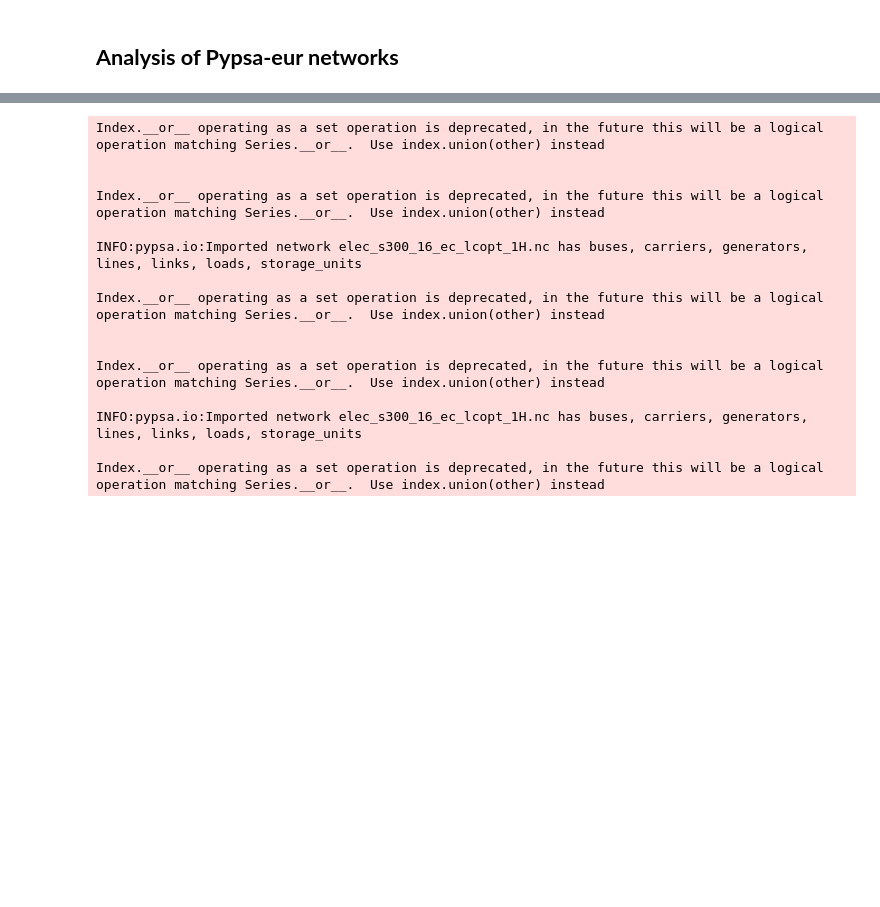
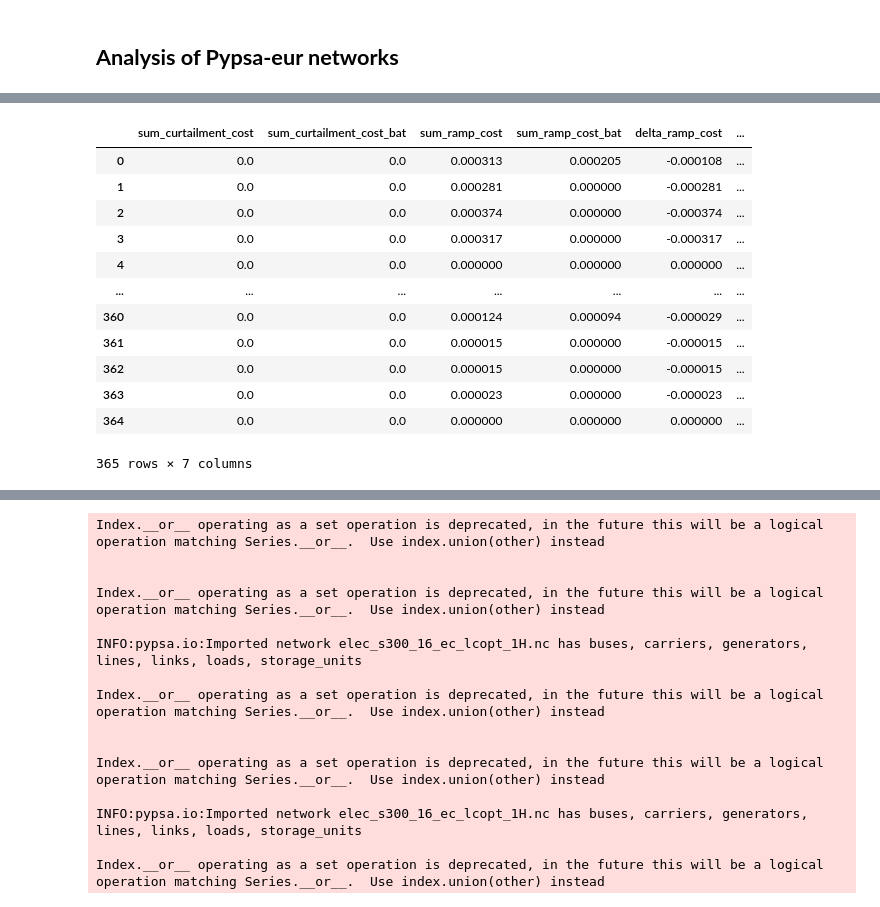
Before and after one commit to WillemDafoe42/pypsa-eur, a Jupyter notebook: Jupyter Notebook/Pypsa-eur analysis.ipynb, the cells around one changed output, grey strips where cells are left out. Cells and saved outputs as stored; diff of their text form; code cells hidden in the pictures; blank space fills up the shorter version.

```diff
--- a/Jupyter Notebook/Pypsa-eur analysis.ipynb
+++ b/Jupyter Notebook/Pypsa-eur analysis.ipynb
@@ -940,0 +936,68 @@ plt.show()
+# %%
+# Manual objective analysis -> redispatch cost reduction
+# ---------------------
+print(network_d.objective)
+print(network_rd.objective)
+print(network_rd_bat.objective)
+
+# Calculate the hourly realized redispatch cost for every generator
+cols_rd = [column for column in list(network_rd.generators_t.p) if "pos" in column or "neg" in column]
+df_rd_p = network_rd.generators_t.p[cols_rd]
+df_rd_p_bat = network_rd_bat.generators_t.p[cols_rd]
+
+# positive redispatch cost
+d_marg_cost = pd.Series(network_rd.generators.marginal_cost.values,index=network_rd.generators.index).to_dict()
+df_ramp = df_rd_p[[column for column in list(df_rd_p) if "pos" in column]]
+df_ramp_bat = df_rd_p_bat[[column for column in list(df_rd_p_bat) if "pos" in column]]
+for col in list(df_ramp):
+    df_ramp[col] = df_ramp[col] * d_marg_cost[col]
+    df_ramp_bat[col] = df_ramp_bat [col] * d_marg_cost[col]
+df_ramp_cost = df_ramp.copy()
+df_ramp_cost_bat = df_ramp_bat.copy()
+df_ramp_cost["sum_ramp_cost"] = df_ramp_cost.sum(axis = 1)
+df_ramp_cost_bat["sum_ramp_cost_bat"] = df_ramp_cost_bat.sum(axis = 1)
+# add sums
+# df_ramp_cost = df_ramp_cost.append(df_ramp_cost.sum(axis = 0), ignore_index=True)
+# df_ramp_cost_bat = df_ramp_cost_bat.append(df_ramp_cost_bat.sum(axis = 0), ignore_index=True)
+
+# negative redispatch cost
+df_marginal_cost = network_rd.generators_t.marginal_cost.round(2)
+df_marginal_cost_bat = network_rd_bat.generators_t.marginal_cost.round(2)
+df_curtail = df_rd_p[[column for column in list(df_rd_p) if "neg" in column]]
+df_curtail_bat = df_rd_p_bat[[column for column in list(df_rd_p_bat) if "neg" in column]]
+df_curtail_cost = df_curtail * df_marginal_cost
+df_curtail_cost_bat = df_curtail_bat * df_marginal_cost_bat
+# add sums
+df_curtail_cost["sum_curtailment_cost"] = df_curtail_cost.sum(axis = 1)
+df_curtail_cost_bat["sum_curtailment_cost_bat"] = df_curtail_cost_bat.sum(axis = 1)
+# df_curtail_cost = df_curtail_cost.append(df_curtail_cost.sum(axis = 0), ignore_index=True)
+# df_curtail_cost_bat = df_curtail_cost_bat.append(df_curtail_cost_bat.sum(axis = 0), ignore_index=True)
+
+
+# df for comparison bat vs. no bat
+df_obj = pd.concat([df_curtail_cost["sum_curtailment_cost"],
+                              df_curtail_cost_bat["sum_curtailment_cost_bat"],
+                              df_ramp_cost["sum_ramp_cost"],
+                              df_ramp_cost_bat["sum_ramp_cost_bat"]], axis = 1)
+df_obj["delta_ramp_cost"] = df_obj["sum_ramp_cost_bat"] - df_obj["sum_ramp_cost"]
+df_obj["delta_curtailment_cost"] = df_obj["sum_curtailment_cost_bat"].round(2) - \
+                                             df_obj["sum_curtailment_cost"].round(2)
+df_obj["delta_rd_cost"] = df_obj["delta_curtailment_cost"] + df_obj["delta_ramp_cost"]
+
+# create dataframe for daily redispatch
+df_obj_day = df_obj.groupby(np.arange(len(df_obj))//24).sum()
+display(df_obj_day)
+# %% [output]
+|  | sum_curtailment_cost | sum_curtailment_cost_bat | sum_ramp_cost | sum_ramp_cost_bat | delta_ramp_cost | ... |
+| 0 | 0.0 | 0.0 | 0.000313 | 0.000205 | -0.000108 | ... |
+| 1 | 0.0 | 0.0 | 0.000281 | 0.000000 | -0.000281 | ... |
+| 2 | 0.0 | 0.0 | 0.000374 | 0.000000 | -0.000374 | ... |
+| 3 | 0.0 | 0.0 | 0.000317 | 0.000000 | -0.000317 | ... |
+| 4 | 0.0 | 0.0 | 0.000000 | 0.000000 | 0.000000 | ... |
+| ... | ... | ... | ... | ... | ... | ... |
+| 360 | 0.0 | 0.0 | 0.000124 | 0.000094 | -0.000029 | ... |
+| 361 | 0.0 | 0.0 | 0.000015 | 0.000000 | -0.000015 | ... |
+| 362 | 0.0 | 0.0 | 0.000015 | 0.000000 | -0.000015 | ... |
+| 363 | 0.0 | 0.0 | 0.000023 | 0.000000 | -0.000023 | ... |
+| 364 | 0.0 | 0.0 | 0.000000 | 0.000000 | 0.000000 | ... |
+365 rows × 7 columns
```
Also changed, not shown: parts of 13 cells of this notebook, 15 other files.
